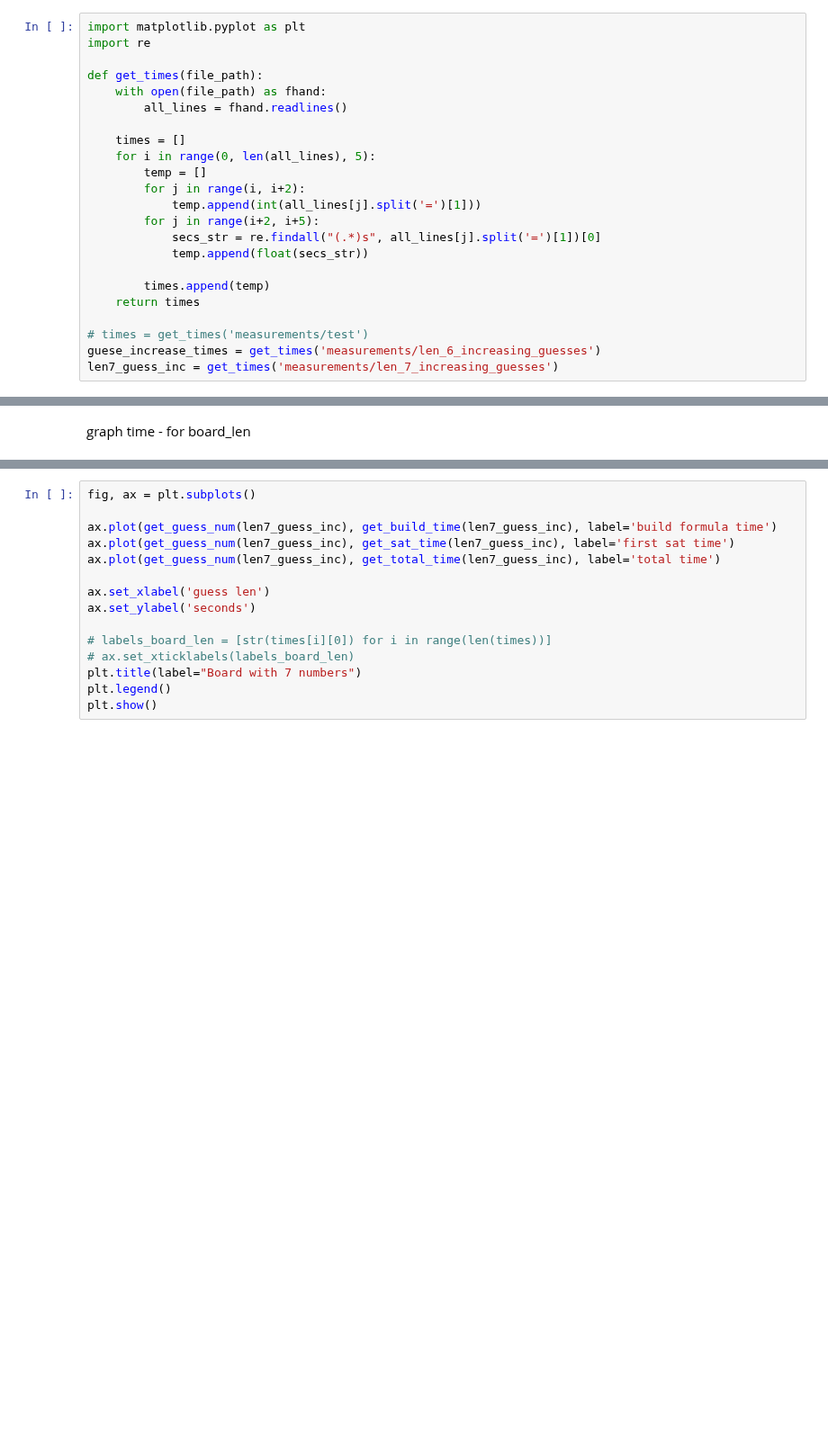
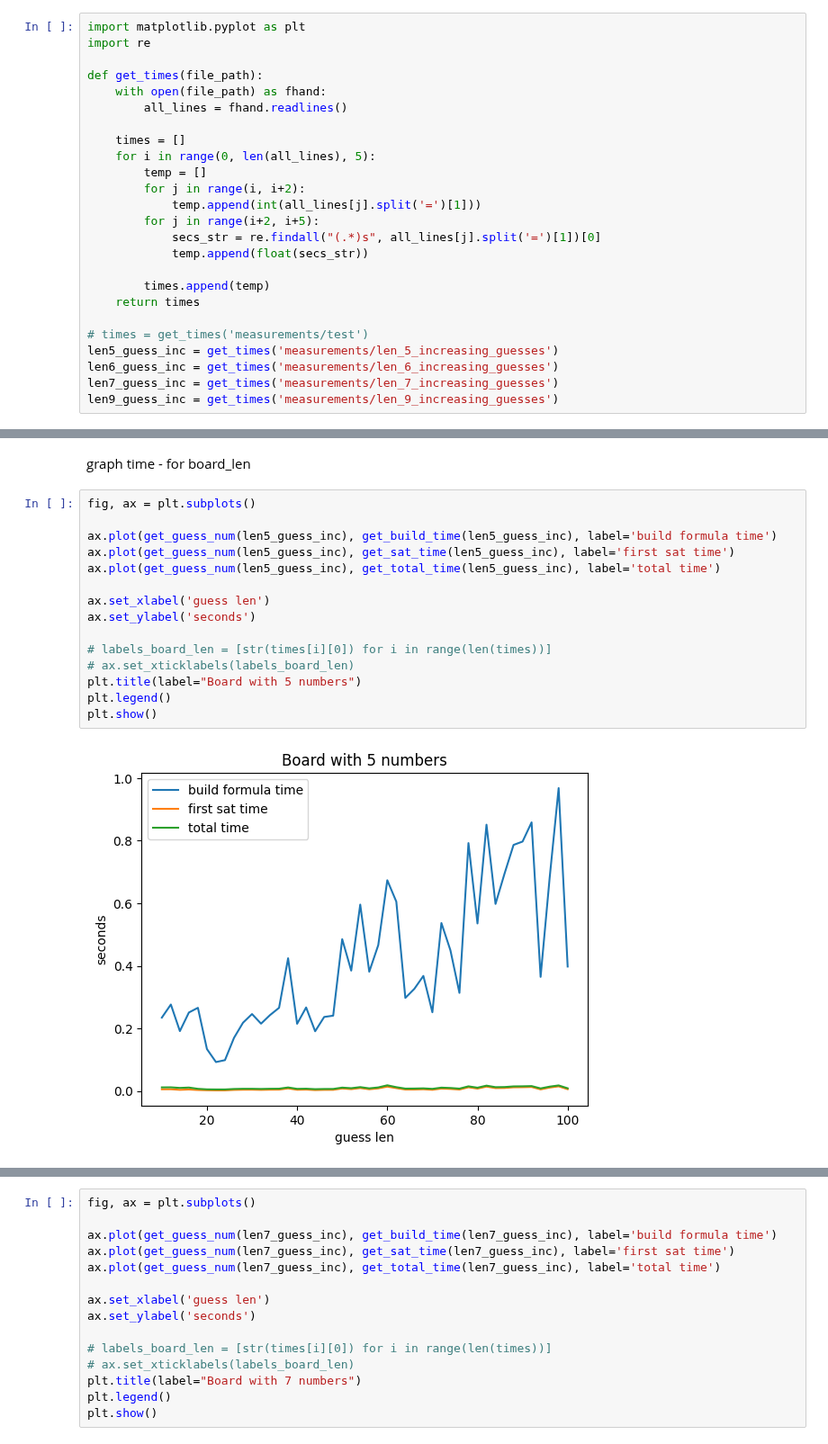
Before and after one commit to joserlopes/LVM_Project1, a Jupyter notebook: graphs_p1.ipynb, the cells around one changed output, grey strips where cells are left out. Shown at 90% size. Cells and saved outputs as stored; diff of their text form; blank space fills up the shorter version.

```diff
--- a/graphs_p1.ipynb
+++ b/graphs_p1.ipynb
@@ -19,8 +19,10 @@ def get_times(file_path):
     return times
 
 # times = get_times('measurements/test')
-guese_increase_times = get_times('measurements/len_6_increasing_guesses')
+len5_guess_inc = get_times('measurements/len_5_increasing_guesses')
+len6_guess_inc = get_times('measurements/len_6_increasing_guesses')
 len7_guess_inc = get_times('measurements/len_7_increasing_guesses')
+len9_guess_inc = get_times('measurements/len_9_increasing_guesses')
 # %%
 def get_board_len(times_array):
     return [t[0] for t in times_array]
@@ -38,6 +40,23 @@ def get_total_time(times_array):
     return [t[4] for t in times_array]
 # %% [markdown]
 graph time - for board_len
+# %%
+fig, ax = plt.subplots()
+
+ax.plot(get_guess_num(len5_guess_inc), get_build_time(len5_guess_inc), label='build formula time')
+ax.plot(get_guess_num(len5_guess_inc), get_sat_time(len5_guess_inc), label='first sat time')
+ax.plot(get_guess_num(len5_guess_inc), get_total_time(len5_guess_inc), label='total time')
+
+ax.set_xlabel('guess len')
+ax.set_ylabel('seconds')
+
+# labels_board_len = [str(times[i][0]) for i in range(len(times))]
+# ax.set_xticklabels(labels_board_len)
+plt.title(label="Board with 5 numbers")
+plt.legend()
+plt.show()
+# %% [output]
+[figure, added]
 # %%
 fig, ax = plt.subplots()
 
```
Also changed, not shown: parts of 2 cells of this notebook, 5 other files.
